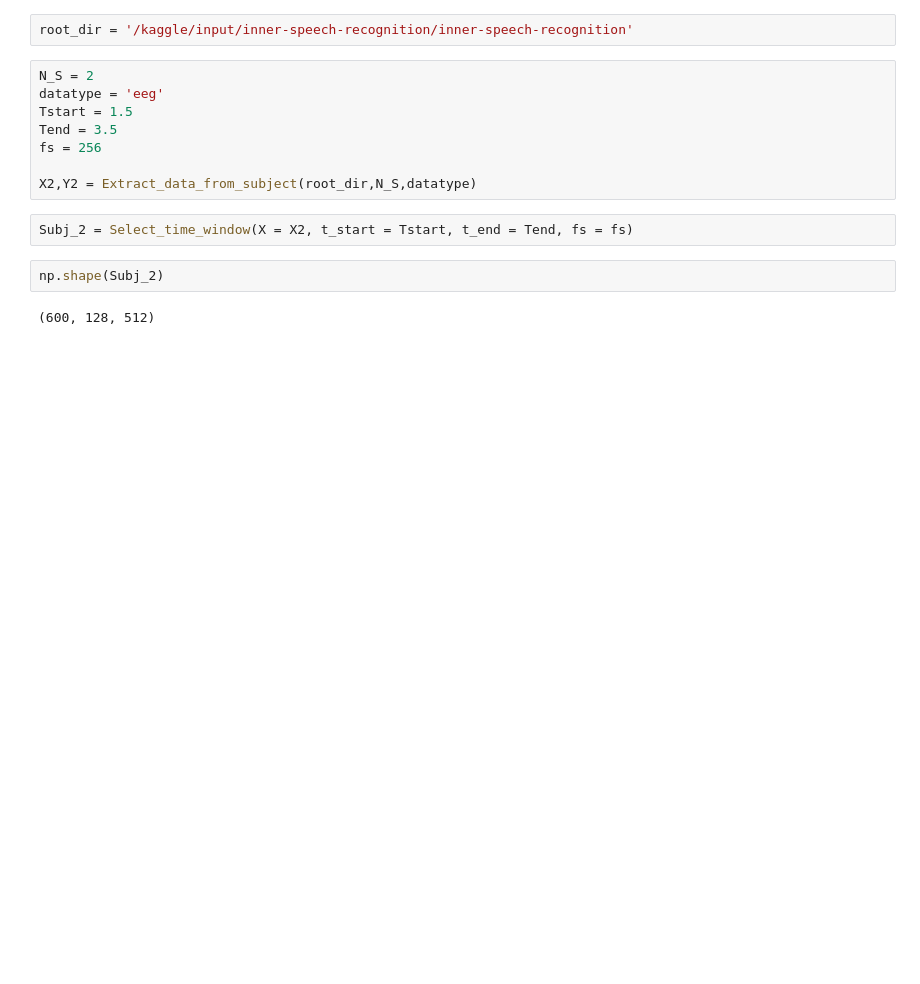
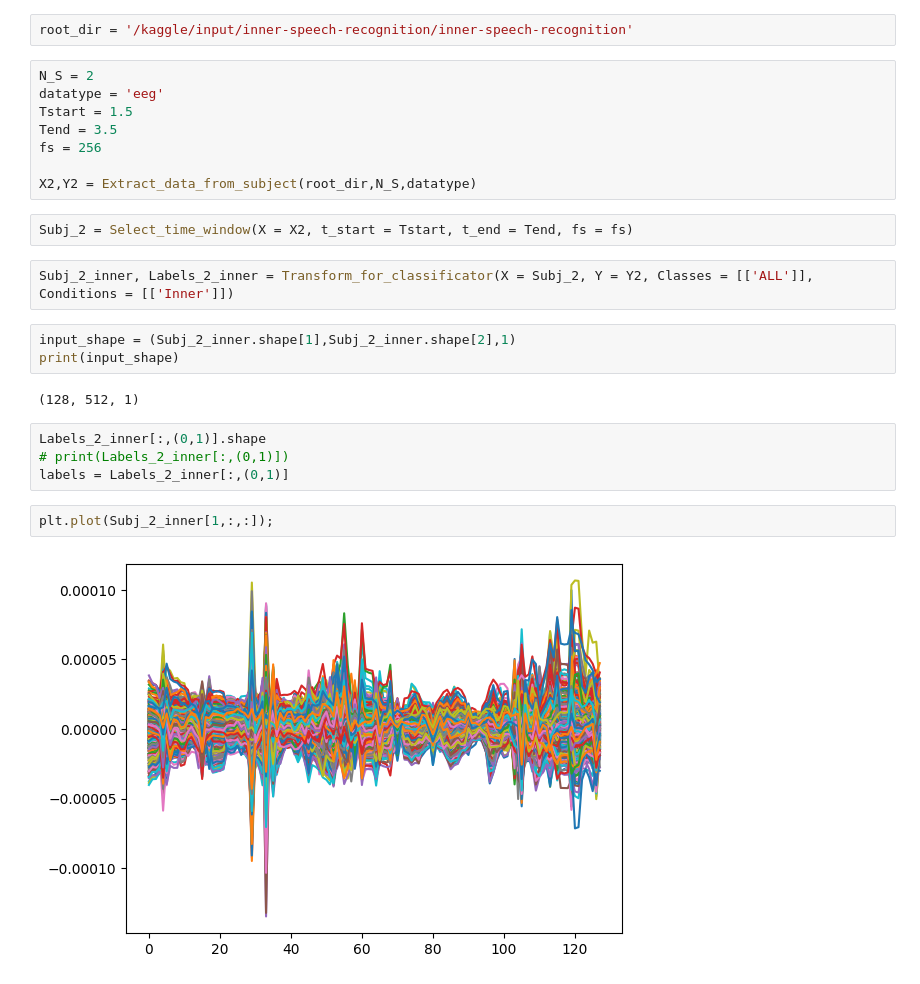
Before and after one commit to nelewerner/ml-project, a Jupyter notebook: inner-speech-drake.ipynb, the cells around one changed output. Drawn from its saved outputs; the diff is of its cells as text; blank space fills up the shorter version.

Commit message:
Kaggle Notebook | Inner Speech - Drake | Version 6 - Labels Change, typo fix

```diff
--- a/inner-speech-drake.ipynb
+++ b/inner-speech-drake.ipynb
@@ -83,7 +84,18 @@ fs = 256
 X2,Y2 = Extract_data_from_subject(root_dir,N_S,datatype)
 # %%
 Subj_2 = Select_time_window(X = X2, t_start = Tstart, t_end = Tend, fs = fs)
-# %%
-np.shape(Subj_2)
-# %% [output]
-(600, 128, 512)
+# %%
+Subj_2_inner, Labels_2_inner = Transform_for_classificator(X = Subj_2, Y = Y2, Classes = [['ALL']], Conditions = [['Inner']])
+# %%
+input_shape = (Subj_2_inner.shape[1],Subj_2_inner.shape[2],1)
+print(input_shape)
+# %% [output]
+(128, 512, 1)
+# %%
+Labels_2_inner[:,(0,1)].shape
+# print(Labels_2_inner[:,(0,1)])
+labels = Labels_2_inner[:,(0,1)]
+# %%
+plt.plot(Subj_2_inner[1,:,:]);
+# %% [output]
+[figure, added]
```
Also changed, not shown: parts of 1 cell of this notebook.
